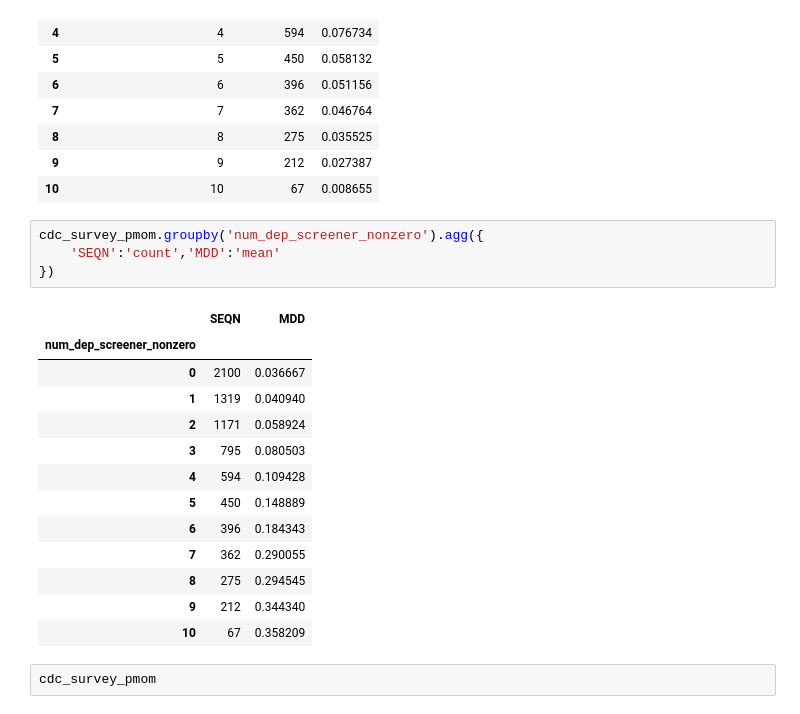
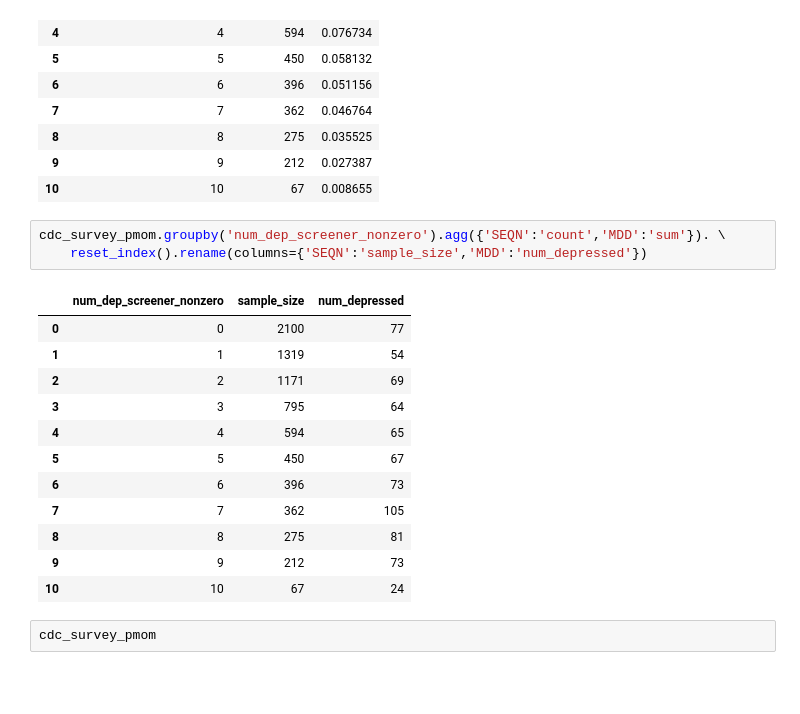
Before and after one commit to orenscarmeli/capstone210-ppd-carmeli_chari_hand_lee, a Jupyter notebook: modeling/survey_model_best.ipynb, the cells around one changed output. Drawn from its saved outputs; the diff is of its cells as text; blank space fills up the shorter version.

```diff
--- a/modeling/survey_model_best.ipynb
+++ b/modeling/survey_model_best.ipynb
@@ -500,23 +500,21 @@ num_dep_screener_nonzero_dist.sort_values(by='num_dep_screener_nonzero')
 | 9 | 9 | 212 | 0.027387 |
 | 10 | 10 | 67 | 0.008655 |
 # %%
-cdc_survey_pmom.groupby('num_dep_screener_nonzero').agg({
-    'SEQN':'count','MDD':'mean'
-})
+cdc_survey_pmom.groupby('num_dep_screener_nonzero').agg({'SEQN':'count','MDD':'sum'}). \
+    reset_index().rename(columns={'SEQN':'sample_size','MDD':'num_depressed'})
 # %% [output]
-|  | SEQN | MDD |
-| num_dep_screener_nonzero |  |  |
-| 0 | 2100 | 0.036667 |
-| 1 | 1319 | 0.040940 |
-| 2 | 1171 | 0.058924 |
-| 3 | 795 | 0.080503 |
-| 4 | 594 | 0.109428 |
-| 5 | 450 | 0.148889 |
-| 6 | 396 | 0.184343 |
-| 7 | 362 | 0.290055 |
-| 8 | 275 | 0.294545 |
-| 9 | 212 | 0.344340 |
-| 10 | 67 | 0.358209 |
+|  | num_dep_screener_nonzero | sample_size | num_depressed |
+| 0 | 0 | 2100 | 77 |
+| 1 | 1 | 1319 | 54 |
+| 2 | 2 | 1171 | 69 |
+| 3 | 3 | 795 | 64 |
+| 4 | 4 | 594 | 65 |
+| 5 | 5 | 450 | 67 |
+| 6 | 6 | 396 | 73 |
+| 7 | 7 | 362 | 105 |
+| 8 | 8 | 275 | 81 |
+| 9 | 9 | 212 | 73 |
+| 10 | 10 | 67 | 24 |
 # %%
 cdc_survey_pmom
 # %% [output]
```
Also changed, not shown: parts of 1 cell of this notebook.
